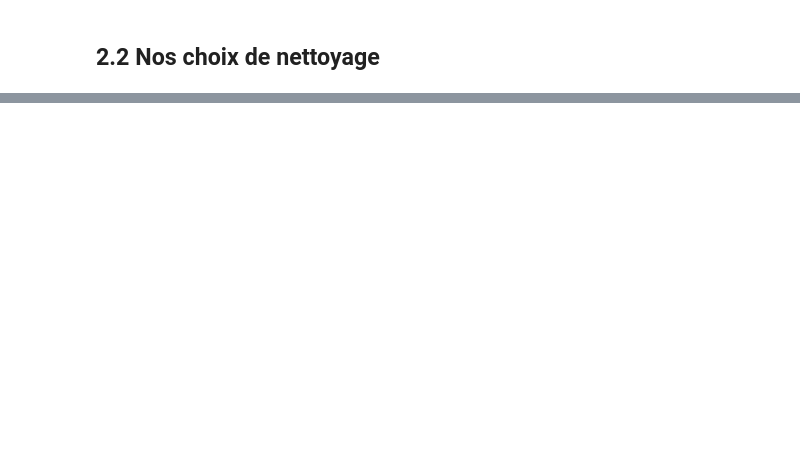
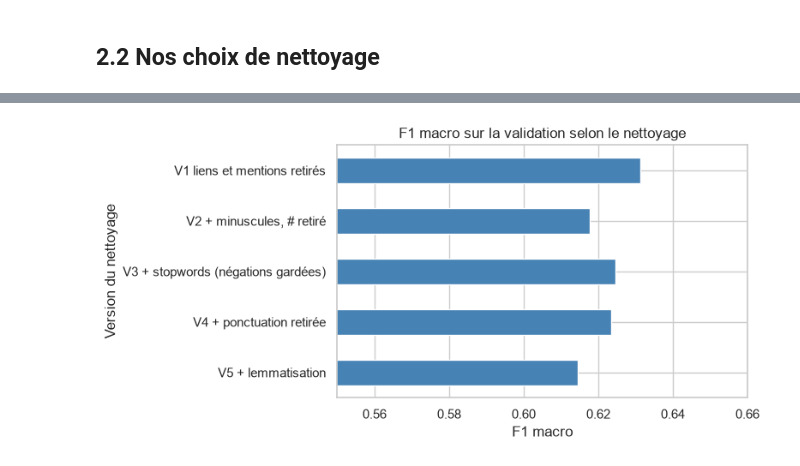
Before and after one commit to MohamedChaker-bha/irony-detection, a Jupyter notebook: notebooks/01_eda_cleaning.ipynb, the cells around one changed output, grey strips where cells are left out. Cells and saved outputs as stored; diff of their text form; code cells hidden in the pictures; blank space fills up the shorter version.

```diff
--- a/notebooks/01_eda_cleaning.ipynb
+++ b/notebooks/01_eda_cleaning.ipynb
@@ -254,0 +282,32 @@ Après : 158 stopwords (négations conservées)
+# %%
+v1 = dict(remove_links=True, remove_mentions=True, hashtags="keep", lowercase=False,
+          remove_stopwords=False, remove_punct=False, lemmatize=False)
+v2 = dict(v1, hashtags="strip_symbol", lowercase=True)
+v3 = dict(v2, remove_stopwords=True)
+v4 = dict(v3, remove_punct=True)
+v5 = dict(v4, lemmatize=True)
+
+versions = {
+    "V1 liens et mentions retirés": v1,
+    "V2 + minuscules, # retiré": v2,
+    "V3 + stopwords (négations gardées)": v3,
+    "V4 + ponctuation retirée": v4,
+    "V5 + lemmatisation": v5,
+}
+# %%
+def tester(params):
+    X_train = train["text"].apply(lambda t: clean_text(t, **params))
+    X_val = val["text"].apply(lambda t: clean_text(t, **params))
+
+    modele = Pipeline([
+        ("tfidf", TfidfVectorizer(token_pattern=r"[\w']+|[^\w\s]", lowercase=False)),
+        ("clf", LogisticRegression(max_iter=1000, random_state=RANDOM_STATE)),
+    ])
+    modele.fit(X_train, train["label"])
+    pred = modele.predict(X_val)
+
+    return {"accuracy": accuracy_score(val["label"], pred),
+            "f1_macro": f1_score(val["label"], pred, average="macro")}
+
+resultats = pd.DataFrame({nom: tester(params) for nom, params in versions.items()}).T.round(4)
+resultats
@@ -254,0 +321,11 @@ Après : 158 stopwords (négations conservées)
+# %%
+plt.figure(figsize=(8, 4))
+resultats["f1_macro"].iloc[::-1].plot(kind="barh", color="steelblue")
+plt.title("F1 macro sur la validation selon le nettoyage")
+plt.xlabel("F1 macro")
+plt.ylabel("Version du nettoyage")
+plt.xlim(0.55, 0.66)
+plt.tight_layout()
+plt.show()
+# %% [output]
+[figure, added]
```
Also changed, not shown: parts of 41 cells of this notebook, 6 other files.
